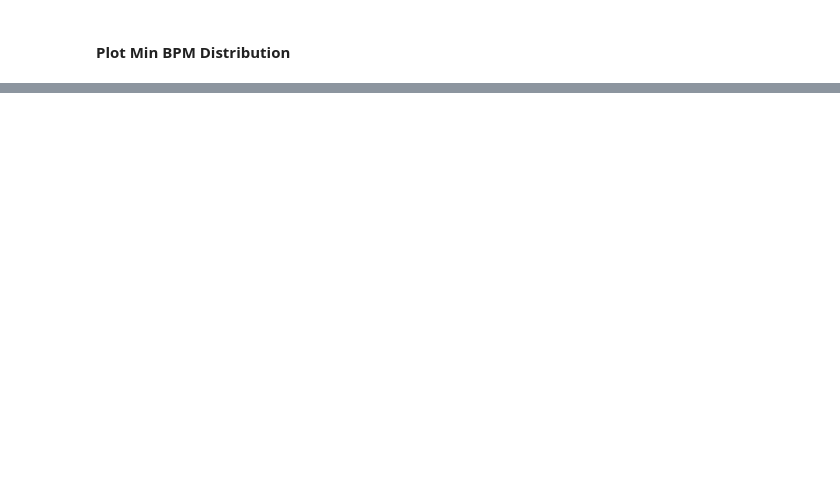
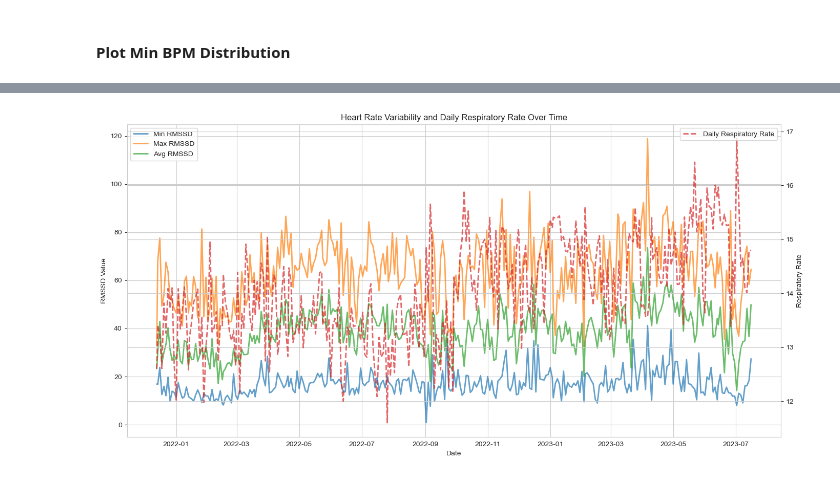
Before and after one commit to schbz/FitbitEDA, a Jupyter notebook: DataAnalysis.ipynb, the cells around one changed output, grey strips where cells are left out. Drawn from its saved outputs; the diff is of its cells as text; code cells hidden in the pictures; blank space fills up the shorter version.

```diff
--- a/DataAnalysis.ipynb
+++ b/DataAnalysis.ipynb
@@ -150,0 +250,68 @@ plt.show()
+# %%
+import pandas as pd
+import matplotlib.pyplot as plt
+import seaborn as sns
+import numpy as np
+from scipy.interpolate import make_interp_spline
+
+# Step 1: Read the data from the CSV file into a DataFrame
+file_path = './output/DailyRates.csv'
+df = pd.read_csv(file_path)
+
+# Drop rows with NaN values in columns other than 'daily_respiratory_rate'
+df.dropna(subset=['min_rmssd', 'max_rmssd', 'avg_rmssd'], inplace=True)
+
+# Step 2: Convert the 'date' column to datetime
+df['date'] = pd.to_datetime(df['date'])
+
+# Convert dates to ordinal numbers for interpolation
+df['date_ordinal'] = df['date'].apply(lambda x: x.toordinal())
+
+# Set the seaborn style
+sns.set_style("whitegrid")
+
+# Step 3: Plot the data
+fig, ax1 = plt.subplots(figsize=(14, 7))
+
+# Smoothing the lines using spline interpolation
+xnew = np.linspace(df['date_ordinal'].min(), df['date_ordinal'].max(), 300)
+
+# Plot RMSSD data on the primary y-axis
+spl_min = make_interp_spline(df['date_ordinal'], df['min_rmssd'], k=3)
+spl_max = make_interp_spline(df['date_ordinal'][df['max_rmssd'] <= 150], df['max_rmssd'][df['max_rmssd'] <= 150], k=3)
+spl_avg = make_interp_spline(df['date_ordinal'], df['avg_rmssd'], k=3)
+
+# Convert xnew (ordinal dates) back to datetime for plotting
+xnew_dates = [pd.Timestamp.fromordinal(int(i)) for i in xnew]
+
+ax1.plot(xnew_dates, spl_min(xnew), label='Min RMSSD', color='#1f77b4', linewidth=2, alpha=0.7)
+ax1.plot(xnew_dates, spl_max(xnew), label='Max RMSSD', color='#ff7f0e', linewidth=2, alpha=0.7)
+ax1.plot(xnew_dates, spl_avg(xnew), label='Avg RMSSD', color='#2ca02c', linewidth=2, alpha=0.7)
+
+ax1.set_xlabel('Date')
+ax1.set_ylabel('RMSSD Value')
+ax1.legend(loc='upper left')
+
+# Create a secondary y-axis for the daily_respiratory_rate if the column exists
+if 'daily_respiratory_rate' in df.columns:
+    # Handle NaN values for 'daily_respiratory_rate' by forward filling
+    df['daily_respiratory_rate'].fillna(method='ffill', inplace=True)
+    df['daily_respiratory_rate'].fillna(method='bfill', inplace=True)  # Backward fill
+
+# If there are still NaN values, drop those rows
+    df.dropna(subset=['daily_respiratory_rate'], inplace=True)
+
+
+    ax2 = ax1.twinx()
+    spl_rr = make_interp_spline(df['date_ordinal'], df['daily_respiratory_rate'], k=3)
+    ax2.plot(xnew_dates, spl_rr(xnew), label='Daily Respiratory Rate', linestyle='--', color='#d62728', linewidth=2, alpha=0.7)
+    ax2.set_ylabel('Respiratory Rate')
+    ax2.legend(loc='upper right')
+
+plt.title('Heart Rate Variability and Daily Respiratory Rate Over Time')
+plt.tight_layout()
+
+# Show the plot
+plt.show()
+# %% [output]
+[figure, added]
```
Also changed, not shown: parts of 12 cells of this notebook, 1 other file.
